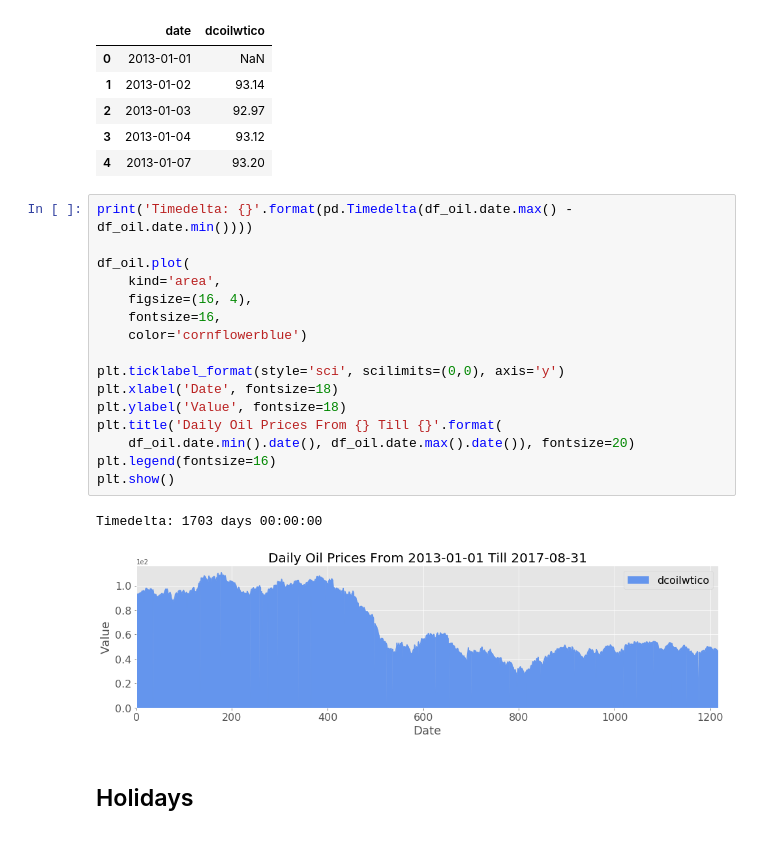
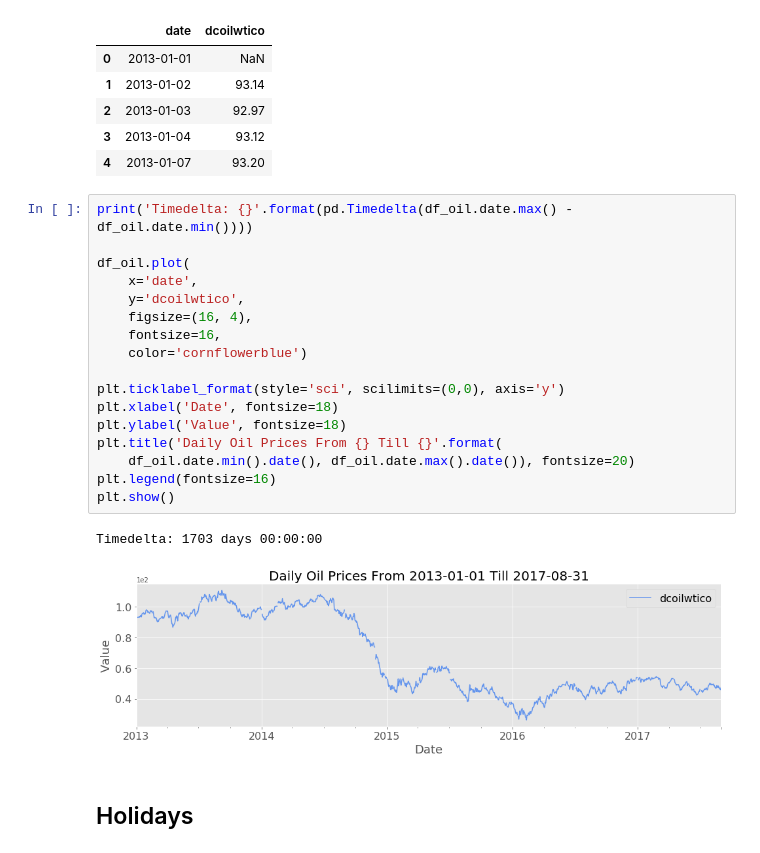
Before and after one commit to alekseisolovev/kaggle, a Jupyter notebook: favorita-sales/favorita_sales_eda.ipynb, the cells around one changed output. Cells and saved outputs as stored; diff of their text form.

```diff
--- a/favorita-sales/favorita_sales_eda.ipynb
+++ b/favorita-sales/favorita_sales_eda.ipynb
@@ -226,22 +226,23 @@ Size of test set: 1218 rows and 2 columns
 # %%
 print('Timedelta: {}'.format(pd.Timedelta(df_oil.date.max() - df_oil.date.min())))
 
 df_oil.plot(
-    kind='area',
+    x='date',
+    y='dcoilwtico',
     figsize=(16, 4),
     fontsize=16,
     color='cornflowerblue')
 
 plt.ticklabel_format(style='sci', scilimits=(0,0), axis='y')
 plt.xlabel('Date', fontsize=18)
 plt.ylabel('Value', fontsize=18)
 plt.title('Daily Oil Prices From {} Till {}'.format(
     df_oil.date.min().date(), df_oil.date.max().date()), fontsize=20)
 plt.legend(fontsize=16)
 plt.show()
 # %% [output]
 Timedelta: 1703 days 00:00:00
-[figure, old version]
+[figure, new version]
 # %% [markdown]
 ## Holidays
 # %%
```
